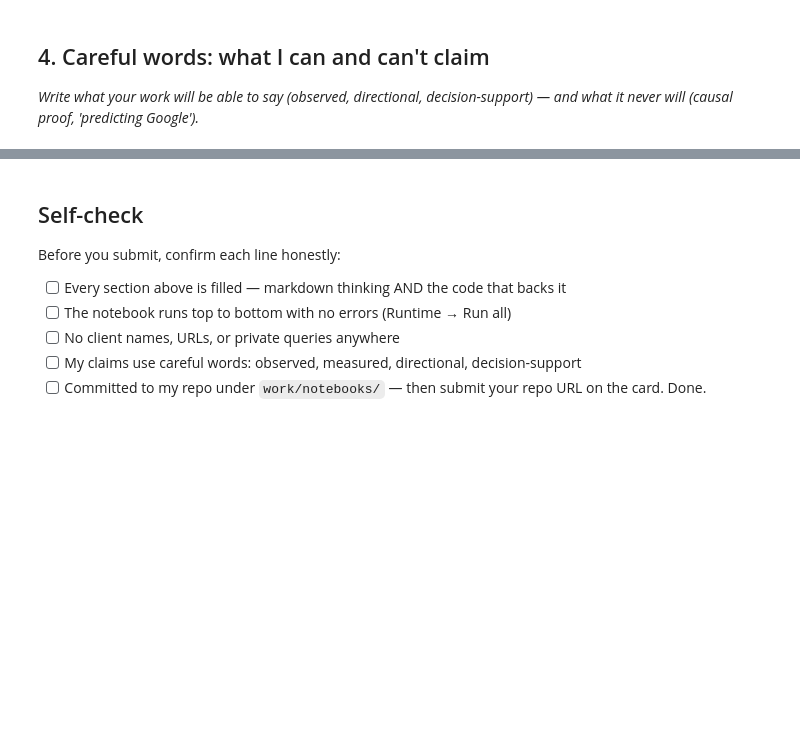
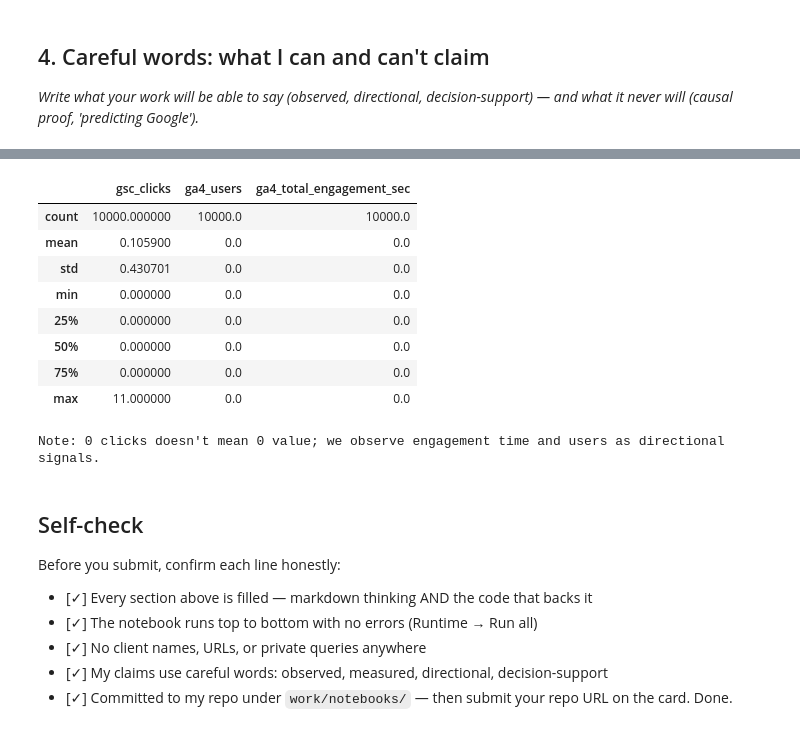
Before and after one commit to MuhammadFaizan0023/FlyRank_ML_internship_repo, a Jupyter notebook: work/notebooks/w01_research_question.ipynb, the cells around one changed output, grey strips where cells are left out. Cells and saved outputs as stored; diff of their text form; code cells hidden in the pictures; blank space fills up the shorter version.

```diff
--- a/work/notebooks/w01_research_question.ipynb
+++ b/work/notebooks/w01_research_question.ipynb
@@ -34,13 +151,28 @@ This skeleton is yours to fill. Work the sections **in order** — each one has
 # %%
 # This cell is for CODE (numbers, a query, a check).
 # Write your text answer in the cell ABOVE this one — typing sentences here breaks Run All.
+# I can't claim 100% accuracy or consider some specific feature as part of whole decision: Showing engagement vs. simple clicks
+engagement_metrics = df_sample[['gsc_clicks', 'ga4_users', 'ga4_total_engagement_sec']].describe() # On sample data
+display(engagement_metrics)
+print("Note: 0 clicks doesn't mean 0 value; we observe engagement time and users as directional signals.")
+# %% [output]
+|  | gsc_clicks | ga4_users | ga4_total_engagement_sec |
+| count | 10000.000000 | 10000.0 | 10000.0 |
+| mean | 0.105900 | 0.0 | 0.0 |
+| std | 0.430701 | 0.0 | 0.0 |
+| min | 0.000000 | 0.0 | 0.0 |
+| 25% | 0.000000 | 0.0 | 0.0 |
+| 50% | 0.000000 | 0.0 | 0.0 |
+| 75% | 0.000000 | 0.0 | 0.0 |
+| max | 11.000000 | 0.0 | 0.0 |
+Note: 0 clicks doesn't mean 0 value; we observe engagement time and users as directional signals.
 # %% [markdown]
 ## Self-check
 
 Before you submit, confirm each line honestly:
 
-- [ ] Every section above is filled — markdown thinking AND the code that backs it
-- [ ] The notebook runs top to bottom with no errors (Runtime → Run all)
-- [ ] No client names, URLs, or private queries anywhere
-- [ ] My claims use careful words: observed, measured, directional, decision-support
-- [ ] Committed to my repo under `work/notebooks/` — then submit your repo URL on the card. Done.
+- [✓] Every section above is filled — markdown thinking AND the code that backs it
+- [✓] The notebook runs top to bottom with no errors (Runtime → Run all)
+- [✓] No client names, URLs, or private queries anywhere
+- [✓] My claims use careful words: observed, measured, directional, decision-support
+- [✓] Committed to my repo under `work/notebooks/` — then submit your repo URL on the card. Done.
```
Also changed, not shown: parts of 13 cells of this notebook.
